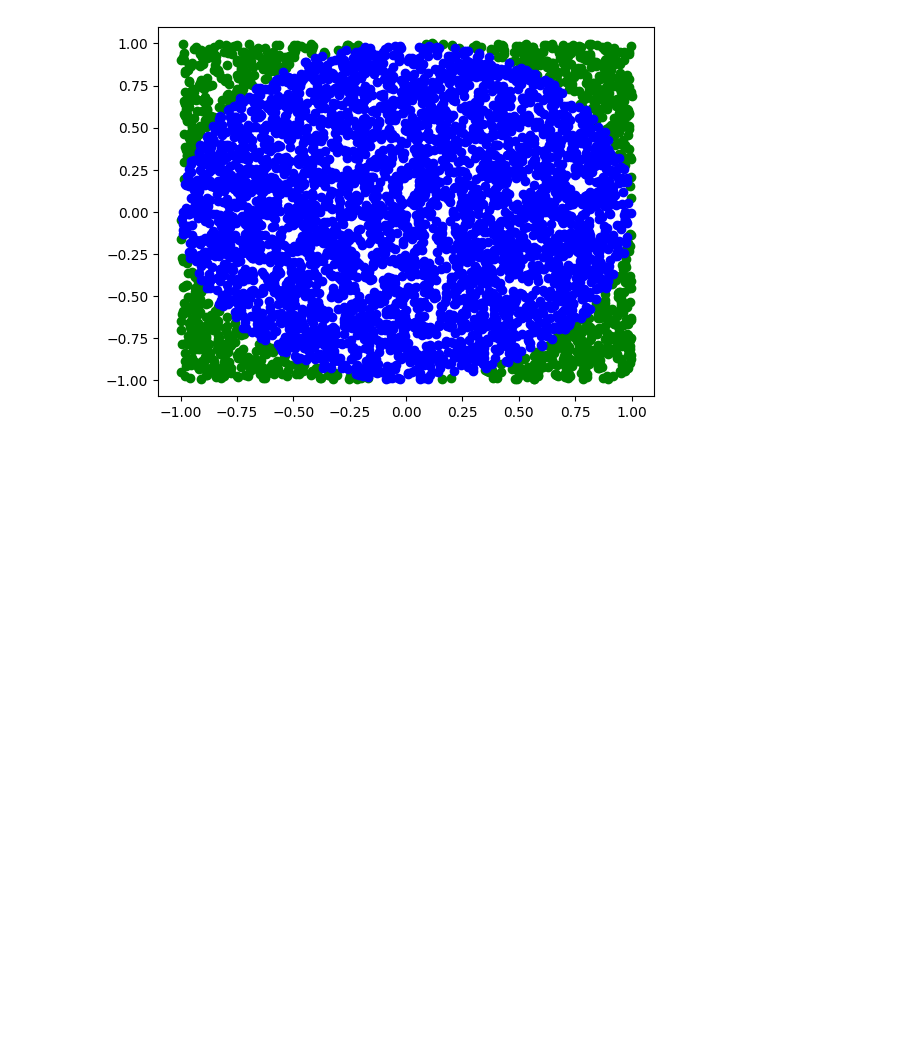
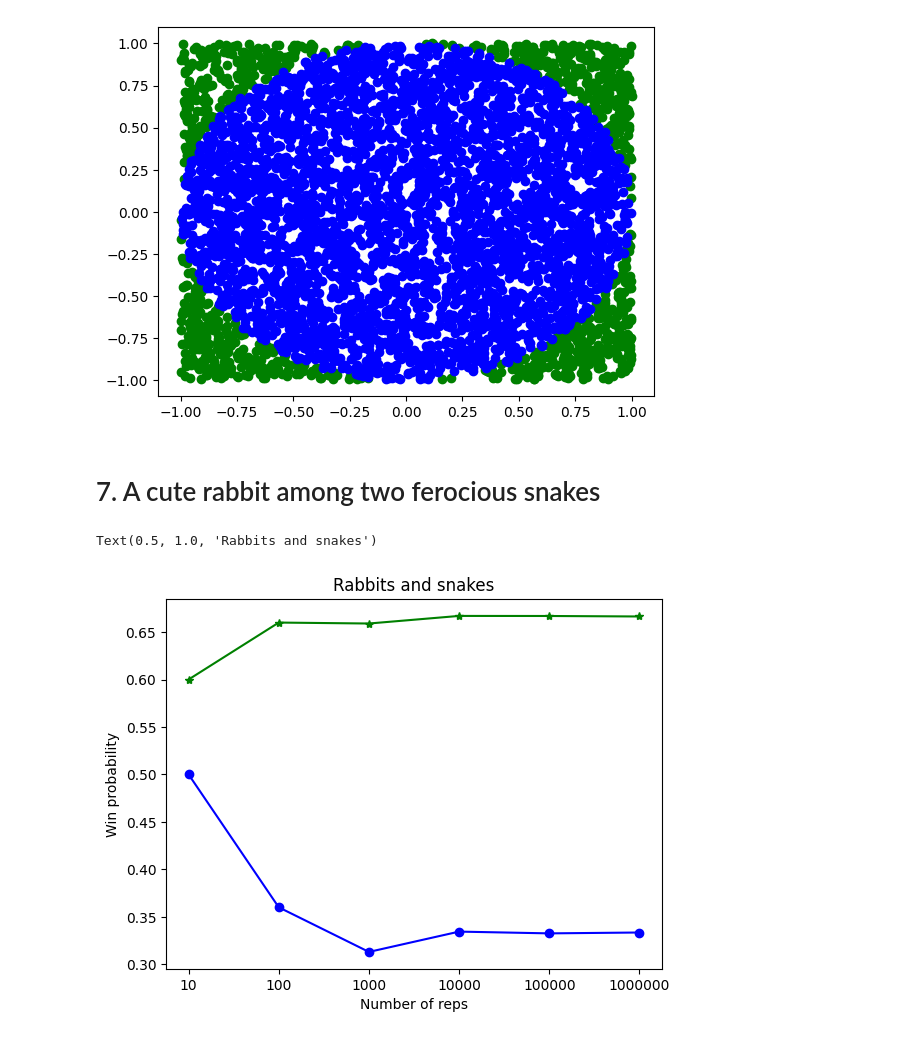
Before and after one commit to jvesand/python-johan-sandberg, a Jupyter notebook: Exercises/04-list-exercises.ipynb, the cells around one changed output. Cells and saved outputs as stored; diff of their text form; code cells hidden in the pictures; blank space fills up the shorter version.

Commit message:
finished list exercises

```diff
--- a/Exercises/04-list-exercises.ipynb
+++ b/Exercises/04-list-exercises.ipynb
@@ -166,3 +166,42 @@ len(inner_points)/len(outer_points + inner_points)
 # %% [output]
 0.7814
 [figure]
+# %% [markdown]
+# 7. A cute rabbit among two ferocious snakes
+# %%
+# you get it right 2/3 by switching, rather than 1/3 by staying
+
+import random as rnd
+import matplotlib.pylab as plt
+
+num_reps = [10**i for i in range(1,7)]
+
+# rabbit is in 1
+def staying(reps):
+    wins = 0
+    for i in range(reps):
+        choice = rnd.randint(1,3)
+        if choice == 1:
+            wins += 1
+    return wins/reps
+
+def switching(reps):
+    wins = 0
+    for i in range(reps):
+        choice = rnd.randint(1,3)
+        if choice != 1:
+            wins += 1
+    return wins/reps
+
+staying_list = [staying(i) for i in num_reps]
+switching_list = [switching(i) for i in num_reps]
+
+plt.plot(staying_list, "o-", color="blue")
+plt.plot(switching_list, "*-", color="green")
+plt.xticks([0,1,2,3,4,5], num_reps)
+plt.xlabel("Number of reps")
+plt.ylabel("Win probability")
+plt.title("Rabbits and snakes")
+# %% [output]
+Text(0.5, 1.0, 'Rabbits and snakes')
+[figure, added]
```
